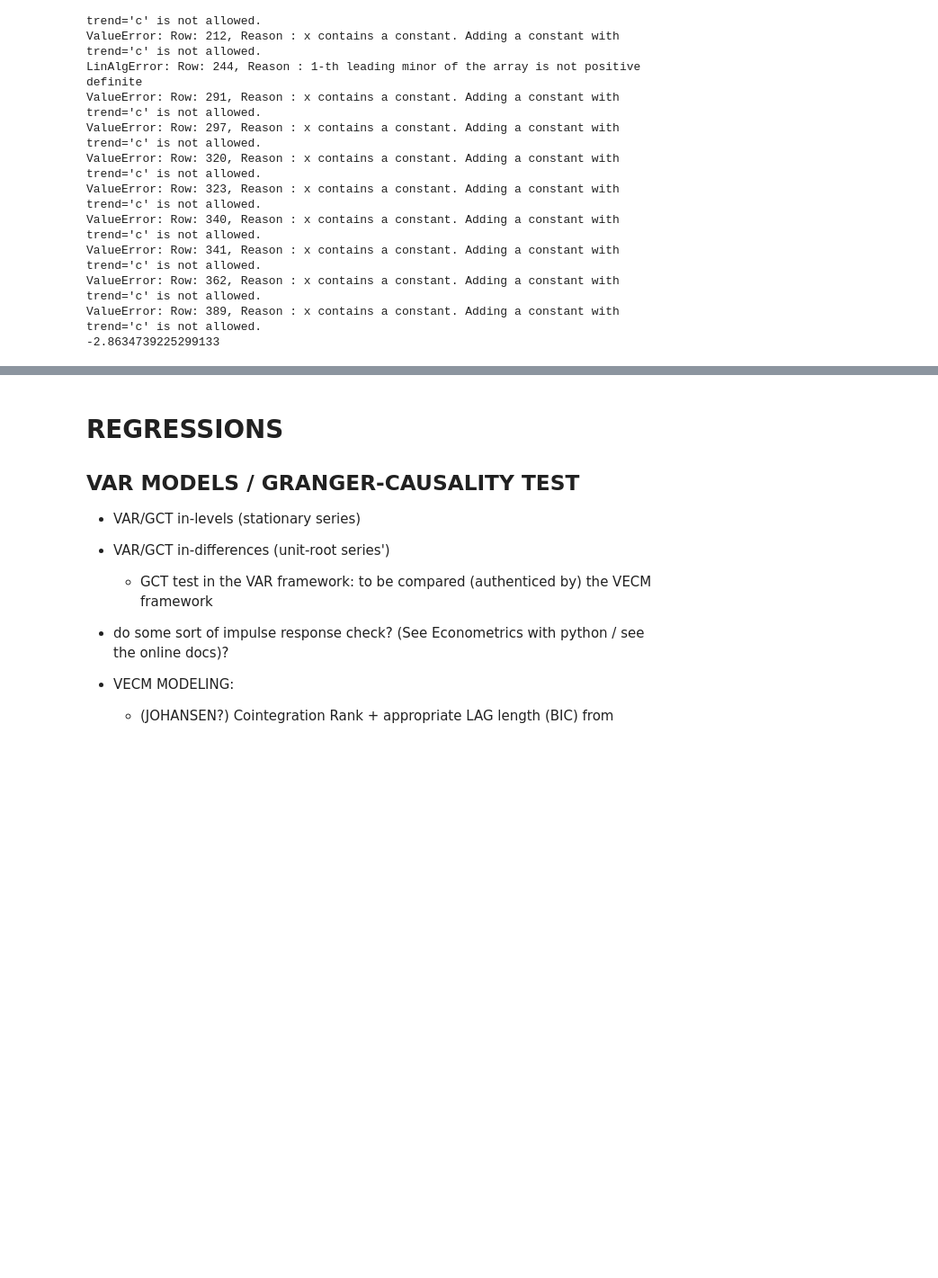
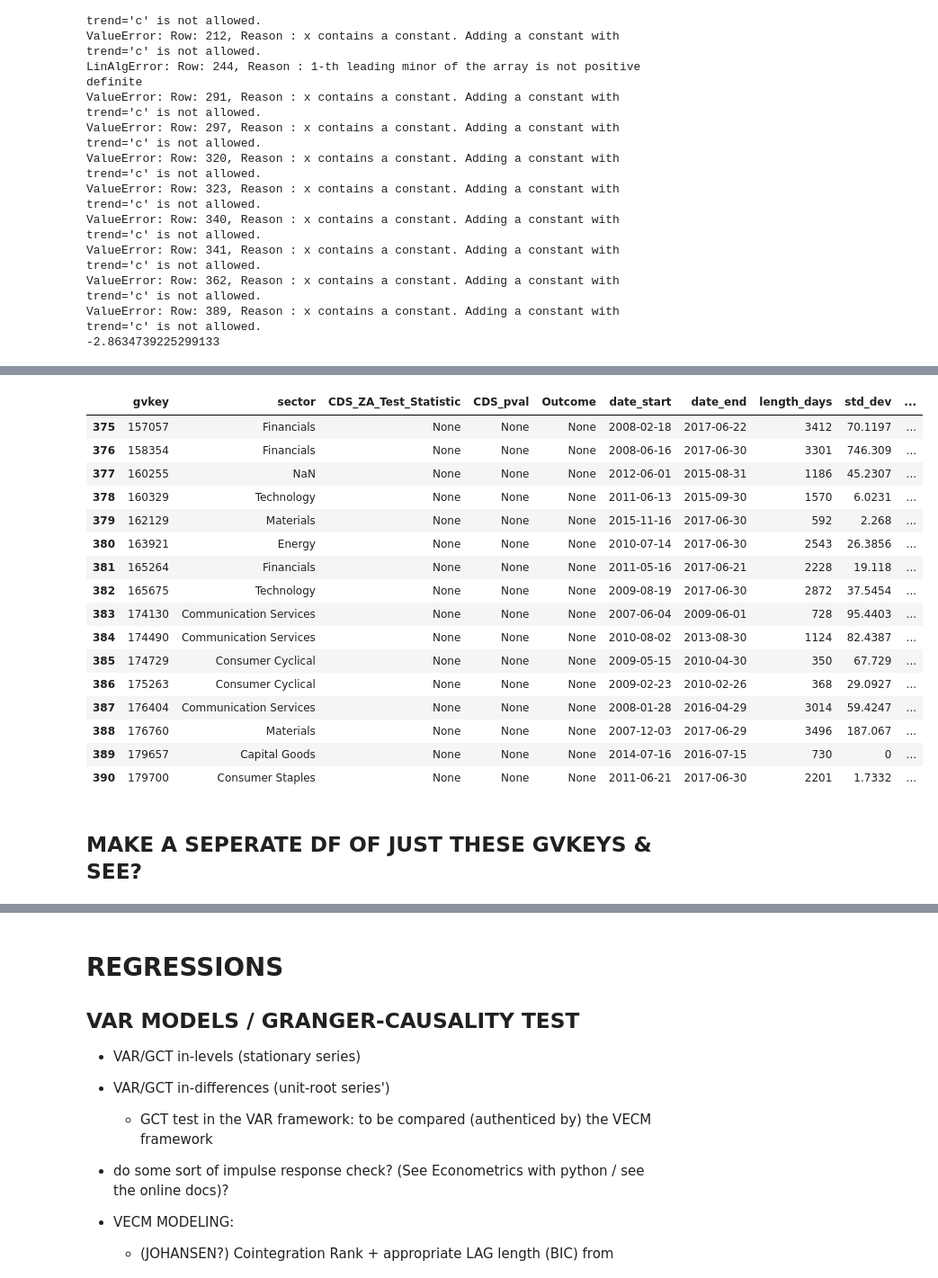
Before and after one commit to Jspano95/Jspano_MScQFin_Thesis, a Jupyter notebook: Jspano_MSc_QuantFin_Public_Github_V1.00.ipynb, the cells around one changed output, grey strips where cells are left out. Shown: that part at 90% size. Cells and saved outputs as stored; diff of their text form; code cells hidden in the pictures; blank space fills up the shorter version.

```diff
--- a/Jspano_MSc_QuantFin_Public_Github_V1.00.ipynb
+++ b/Jspano_MSc_QuantFin_Public_Github_V1.00.ipynb
@@ -1723,0 +1924,22 @@ gvkey176404_za.summary()
+# %%
+df_za_results.loc[df_za_results['Outcome'].isna()]
+# %% [output]
+|  | gvkey | sector | CDS_ZA_Test_Statistic | CDS_pval | Outcome | date_start | date_end | length_days | std_dev | ... |
+| 375 | 157057 | Financials | None | None | None | 2008-02-18 | 2017-06-22 | 3412 | 70.1197 | ... |
+| 376 | 158354 | Financials | None | None | None | 2008-06-16 | 2017-06-30 | 3301 | 746.309 | ... |
+| 377 | 160255 | NaN | None | None | None | 2012-06-01 | 2015-08-31 | 1186 | 45.2307 | ... |
+| 378 | 160329 | Technology | None | None | None | 2011-06-13 | 2015-09-30 | 1570 | 6.0231 | ... |
+| 379 | 162129 | Materials | None | None | None | 2015-11-16 | 2017-06-30 | 592 | 2.268 | ... |
+| 380 | 163921 | Energy | None | None | None | 2010-07-14 | 2017-06-30 | 2543 | 26.3856 | ... |
+| 381 | 165264 | Financials | None | None | None | 2011-05-16 | 2017-06-21 | 2228 | 19.118 | ... |
+| 382 | 165675 | Technology | None | None | None | 2009-08-19 | 2017-06-30 | 2872 | 37.5454 | ... |
+| 383 | 174130 | Communication Services | None | None | None | 2007-06-04 | 2009-06-01 | 728 | 95.4403 | ... |
+| 384 | 174490 | Communication Services | None | None | None | 2010-08-02 | 2013-08-30 | 1124 | 82.4387 | ... |
+| 385 | 174729 | Consumer Cyclical | None | None | None | 2009-05-15 | 2010-04-30 | 350 | 67.729 | ... |
+| 386 | 175263 | Consumer Cyclical | None | None | None | 2009-02-23 | 2010-02-26 | 368 | 29.0927 | ... |
+| 387 | 176404 | Communication Services | None | None | None | 2008-01-28 | 2016-04-29 | 3014 | 59.4247 | ... |
+| 388 | 176760 | Materials | None | None | None | 2007-12-03 | 2017-06-29 | 3496 | 187.067 | ... |
+| 389 | 179657 | Capital Goods | None | None | None | 2014-07-16 | 2016-07-15 | 730 | 0 | ... |
+| 390 | 179700 | Consumer Staples | None | None | None | 2011-06-21 | 2017-06-30 | 2201 | 1.7332 | ... |
+# %% [markdown]
+## MAKE A SEPERATE DF OF JUST THESE GVKEYS & SEE?
```
Also changed, not shown: parts of 59 cells of this notebook.
